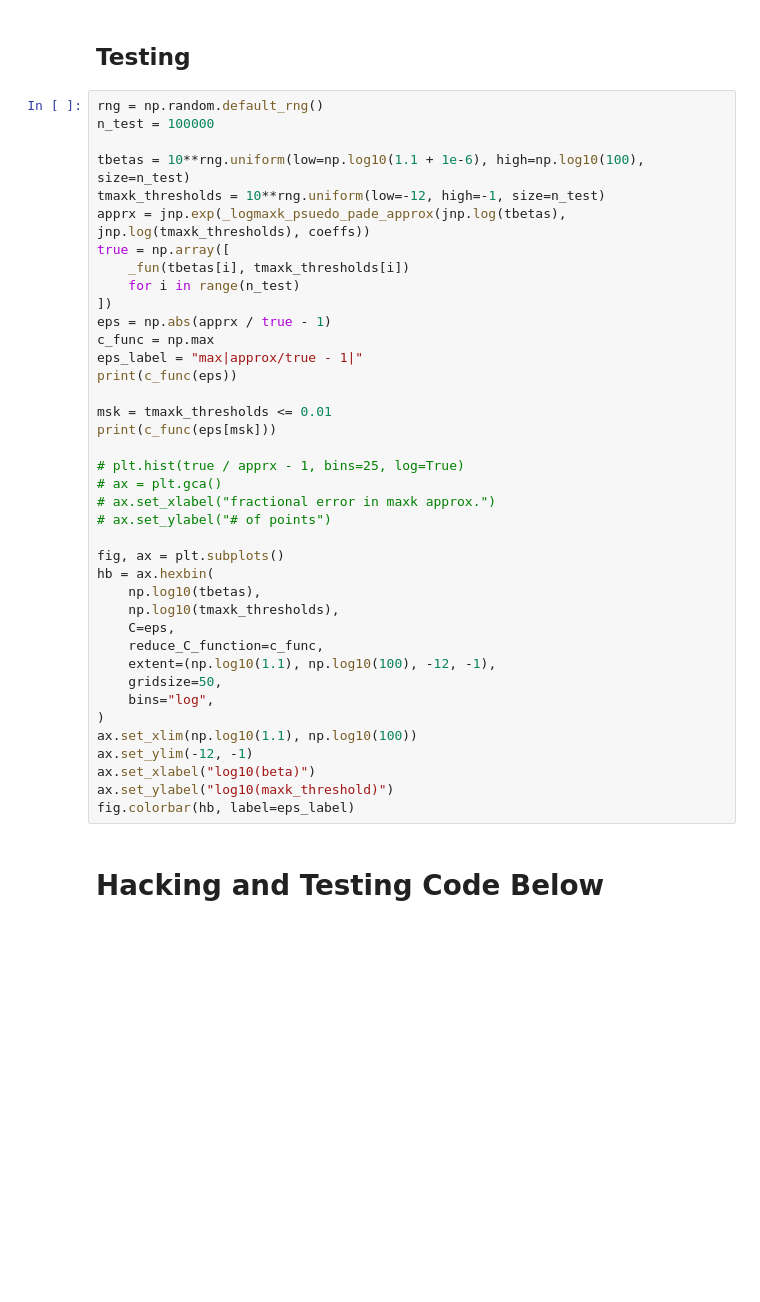
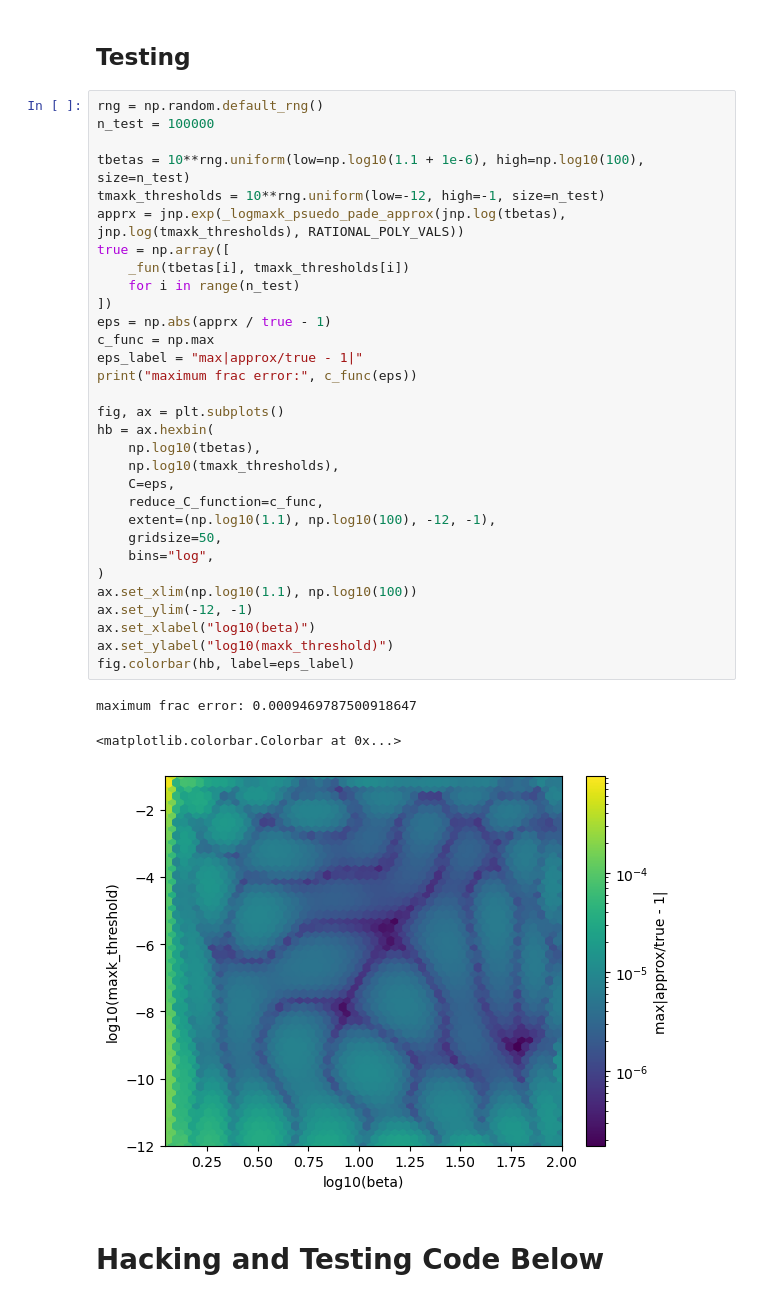
Before and after one commit to GalSim-developers/JAX-GalSim, a Jupyter notebook: dev/notebooks/moffat_maxk_interp.ipynb, the cells around one changed output. Drawn from its saved outputs; the diff is of its cells as text; blank space fills up the shorter version.

```diff
--- a/dev/notebooks/moffat_maxk_interp.ipynb
+++ b/dev/notebooks/moffat_maxk_interp.ipynb
@@ -234,42 +257,38 @@ RATIONAL_POLY_VALS = np.array(
 # %%
 rng = np.random.default_rng()
 n_test = 100000
 
 tbetas = 10**rng.uniform(low=np.log10(1.1 + 1e-6), high=np.log10(100), size=n_test)
 tmaxk_thresholds = 10**rng.uniform(low=-12, high=-1, size=n_test)
-apprx = jnp.exp(_logmaxk_psuedo_pade_approx(jnp.log(tbetas), jnp.log(tmaxk_thresholds), coeffs))
+apprx = jnp.exp(_logmaxk_psuedo_pade_approx(jnp.log(tbetas), jnp.log(tmaxk_thresholds), RATIONAL_POLY_VALS))
 true = np.array([
     _fun(tbetas[i], tmaxk_thresholds[i])
     for i in range(n_test)
 ])
 eps = np.abs(apprx / true - 1)
 c_func = np.max
 eps_label = "max|approx/true - 1|"
-print(c_func(eps))
-
-msk = tmaxk_thresholds <= 0.01
-print(c_func(eps[msk]))
-
-# plt.hist(true / apprx - 1, bins=25, log=True)
-# ax = plt.gca()
-# ax.set_xlabel("fractional error in maxk approx.")
-# ax.set_ylabel("# of points")
+print("maximum frac error:", c_func(eps))
 
 fig, ax = plt.subplots()
 hb = ax.hexbin(
     np.log10(tbetas),
     np.log10(tmaxk_thresholds),
     C=eps,
     reduce_C_function=c_func,
     extent=(np.log10(1.1), np.log10(100), -12, -1),
     gridsize=50,
     bins="log",
 )
 ax.set_xlim(np.log10(1.1), np.log10(100))
 ax.set_ylim(-12, -1)
 ax.set_xlabel("log10(beta)")
 ax.set_ylabel("log10(maxk_threshold)")
 fig.colorbar(hb, label=eps_label)
+# %% [output]
+maximum frac error: 0.0009469787500918647
+<matplotlib.colorbar.Colorbar at 0x...>
+[figure, added]
 # %% [markdown]
 # Hacking and Testing Code Below
 # %% [markdown]
```
Also changed, not shown: parts of 1 cell of this notebook, 1 other file.
